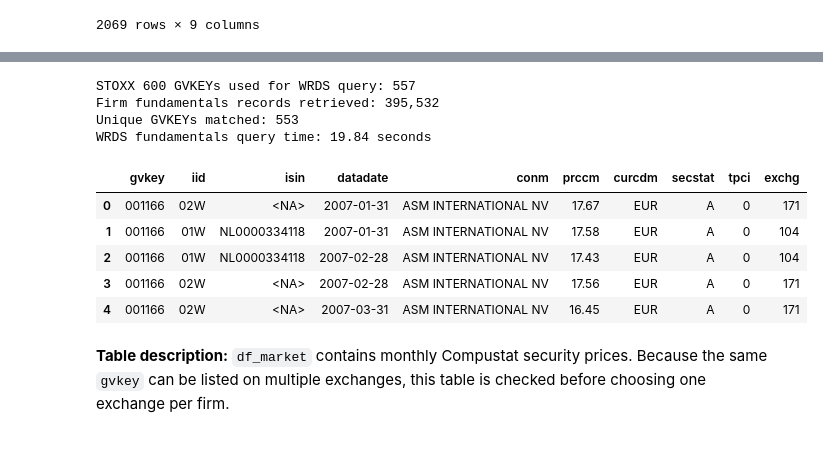
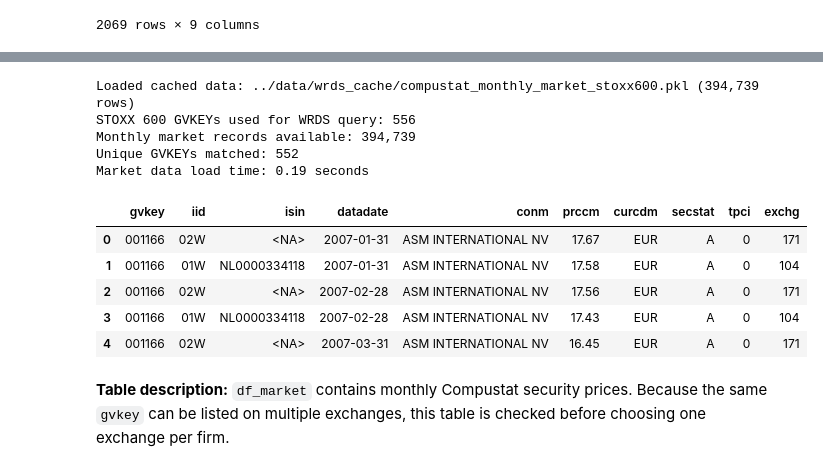
Before and after one commit to rizkyakbar-tud/DAI, a Jupyter notebook: mission/proposals_st26/mission_proposal_Akbar-Zduńczyk_progress.ipynb, the cells around one changed output, grey strips where cells are left out. Cells and saved outputs as stored; diff of their text form; code cells hidden in the pictures.

```diff
--- a/mission/proposals_st26/mission_proposal_Akbar-Zduńczyk_progress.ipynb
+++ b/mission/proposals_st26/mission_proposal_Akbar-Zduńczyk_progress.ipynb
@@ -1255,5 +1376,10 @@ ceo_pay_panel[[
 # %%
-df_firm = df_firm[['gvkey', 'isin', 'datadate', 'fyear', 'at', 'sale', 'ebit', 'dltt', 'nicon', 'emp', 'cshoi']].copy()
+# Retain the annual fundamentals needed for the final analysis panel.
+fundamental_cols = [
+    "gvkey", "isin", "datadate", "fyear", "at", "sale",
+    "ebit", "dltt", "nicon", "emp", "cshoi",
+]
+df_firm = df_firm[fundamental_cols].copy()
 df_firm
 # %% [output]
 |  | gvkey | isin | datadate | fyear | at | sale | ebit | dltt | nicon | emp | cshoi |
@@ -1272,60 +1398,59 @@ df_firm
 # %%
 start_time = time.time()
 
-# Pull firm fundamentals for the STOXX 600 firm universe
+# Pull monthly security prices for the matched firms when not cached
 gvkey_list = (
     df_firm["gvkey"]
     .dropna()
     .astype(str)
     .str.strip()
     .str.upper()
     .unique()
     .tolist()
 )
 
-chunks = []
-chunk_size = 1000
+def fetch_compustat_market_data():
+    wrds_conn = get_wrds_connection()
+    chunks = []
+    chunk_size = 1000
 
-for i in range(0, len(gvkey_list), chunk_size):
-    gvkey_chunk = tuple(gvkey_list[i:i + chunk_size])
+    for i in range(0, len(gvkey_list), chunk_size):
+        gvkey_chunk = tuple(gvkey_list[i:i + chunk_size])
+        temp = wrds_conn.raw_sql("""
+            SELECT gvkey, iid, isin, datadate, conm, prccm, curcdm, secstat, tpci, exchg
+            FROM comp.g_secm
+            WHERE gvkey IN %(gvkeys)s
+            ORDER BY gvkey, datadate
+        """, params={"gvkeys": gvkey_chunk})
+        chunks.append(temp)
 
-    temp = conn.raw_sql("""
-        SELECT  gvkey,
-                iid,
-                isin,
-                datadate,
-                conm,
-                prccm,
-                curcdm,
-                secstat,
-                tpci,
-                exchg
-        FROM    comp.g_secm
-        WHERE   gvkey IN %(gvkeys)s
-        ORDER BY gvkey, datadate
-    """, params={"gvkeys": gvkey_chunk})
+    return pd.concat(chunks, ignore_index=True)
 
-    chunks.append(temp)
 
-df_market = pd.concat(chunks, ignore_index=True)
+df_market = load_or_fetch(
+    "compustat_monthly_market_stoxx600",
+    fetch_compustat_market_data,
+    refresh=REFRESH_WRDS_CACHE,
+)
 
 print(f"STOXX 600 GVKEYs used for WRDS query: {len(gvkey_list):,}")
-print(f"Firm fundamentals records retrieved: {len(df_market):,}")
+print(f"Monthly market records available: {len(df_market):,}")
 print(f"Unique GVKEYs matched: {df_market['gvkey'].nunique():,}")
 
-print_running_time(start_time, label="WRDS fundamentals query time")
+print_running_time(start_time, label="Market data load time")
 
 df_market.head()
 # %% [output]
-STOXX 600 GVKEYs used for WRDS query: 557
-Firm fundamentals records retrieved: 395,532
-Unique GVKEYs matched: 553
-WRDS fundamentals query time: 19.84 seconds
+Loaded cached data: ../data/wrds_cache/compustat_monthly_market_stoxx600.pkl (394,739 rows)
+STOXX 600 GVKEYs used for WRDS query: 556
+Monthly market records available: 394,739
+Unique GVKEYs matched: 552
+Market data load time: 0.19 seconds
 |  | gvkey | iid | isin | datadate | conm | prccm | curcdm | secstat | tpci | exchg |
 | 0 | 001166 | 02W | <NA> | 2007-01-31 | ASM INTERNATIONAL NV | 17.67 | EUR | A | 0 | 171 |
 | 1 | 001166 | 01W | NL0000334118 | 2007-01-31 | ASM INTERNATIONAL NV | 17.58 | EUR | A | 0 | 104 |
-| 2 | 001166 | 01W | NL0000334118 | 2007-02-28 | ASM INTERNATIONAL NV | 17.43 | EUR | A | 0 | 104 |
-| 3 | 001166 | 02W | <NA> | 2007-02-28 | ASM INTERNATIONAL NV | 17.56 | EUR | A | 0 | 171 |
+| 2 | 001166 | 02W | <NA> | 2007-02-28 | ASM INTERNATIONAL NV | 17.56 | EUR | A | 0 | 171 |
+| 3 | 001166 | 01W | NL0000334118 | 2007-02-28 | ASM INTERNATIONAL NV | 17.43 | EUR | A | 0 | 104 |
 | 4 | 001166 | 02W | <NA> | 2007-03-31 | ASM INTERNATIONAL NV | 16.45 | EUR | A | 0 | 171 |
 # %% [markdown]
 **Table description:** `df_market` contains monthly Compustat security prices. Because the same `gvkey` can be listed on multiple exchanges, this table is checked before choosing one exchange per firm.
```
Also changed, not shown: parts of 60 cells of this notebook.
